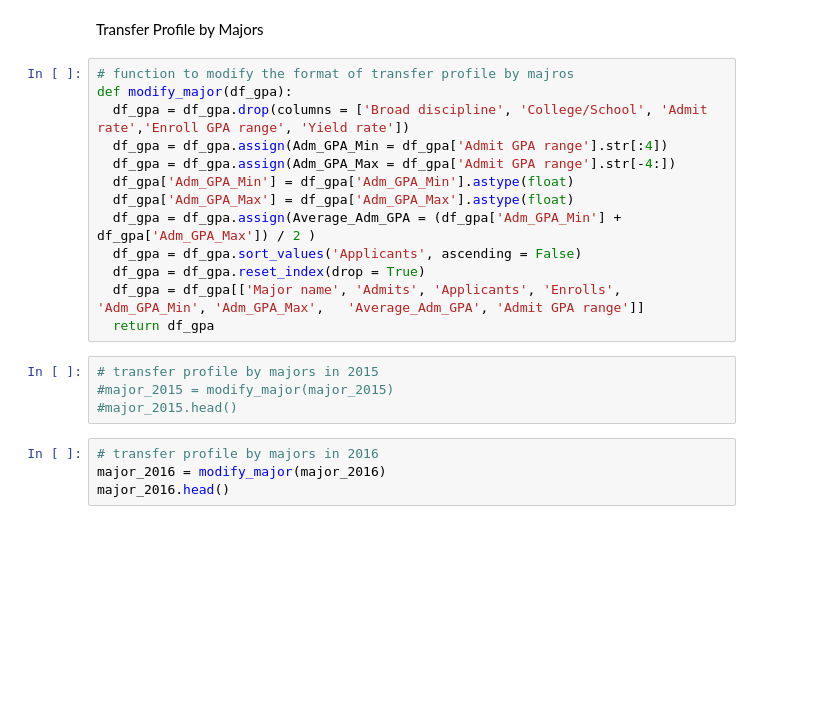
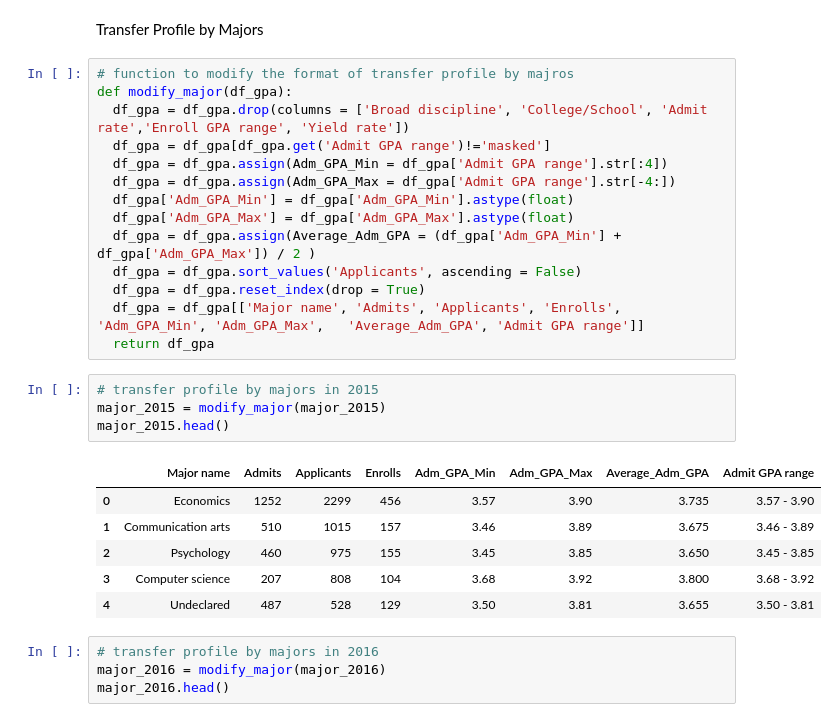
Before and after one commit to yhc00512/cogs-108-project, a Jupyter notebook: DataCheckpoint.ipynb, the cells around one changed output. Saved outputs shown, nothing was run; the diff lists cells and outputs as text; blank space fills up the shorter version.

```diff
--- a/DataCheckpoint.ipynb
+++ b/DataCheckpoint.ipynb
@@ -260,6 +250,7 @@ Transfer Profile by Majors
 # function to modify the format of transfer profile by majros
 def modify_major(df_gpa):
   df_gpa = df_gpa.drop(columns = ['Broad discipline', 'College/School', 'Admit rate','Enroll GPA range', 'Yield rate'])
+  df_gpa = df_gpa[df_gpa.get('Admit GPA range')!='masked']
   df_gpa = df_gpa.assign(Adm_GPA_Min = df_gpa['Admit GPA range'].str[:4])
   df_gpa = df_gpa.assign(Adm_GPA_Max = df_gpa['Admit GPA range'].str[-4:])
   df_gpa['Adm_GPA_Min'] = df_gpa['Adm_GPA_Min'].astype(float)
@@ -271,8 +262,15 @@ def modify_major(df_gpa):
   return df_gpa
 # %%
 # transfer profile by majors in 2015
-#major_2015 = modify_major(major_2015)
-#major_2015.head()
+major_2015 = modify_major(major_2015)
+major_2015.head()
+# %% [output]
+|  | Major name | Admits | Applicants | Enrolls | Adm_GPA_Min | Adm_GPA_Max | Average_Adm_GPA | Admit GPA range |
+| 0 | Economics | 1252 | 2299 | 456 | 3.57 | 3.90 | 3.735 | 3.57 - 3.90 |
+| 1 | Communication arts | 510 | 1015 | 157 | 3.46 | 3.89 | 3.675 | 3.46 - 3.89 |
+| 2 | Psychology | 460 | 975 | 155 | 3.45 | 3.85 | 3.650 | 3.45 - 3.85 |
+| 3 | Computer science | 207 | 808 | 104 | 3.68 | 3.92 | 3.800 | 3.68 - 3.92 |
+| 4 | Undeclared | 487 | 528 | 129 | 3.50 | 3.81 | 3.655 | 3.50 - 3.81 |
 # %%
 # transfer profile by majors in 2016
 major_2016 = modify_major(major_2016)
```
Also changed, not shown: parts of 4 cells of this notebook.
